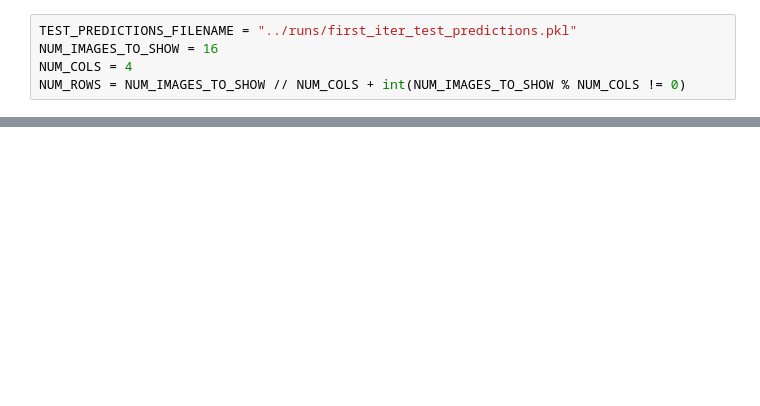
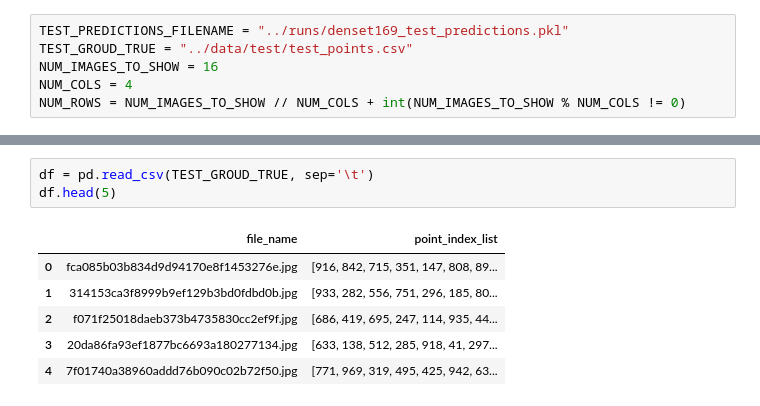
Before and after one commit to KhubbatulinMark/Facial-Landmarks, a Jupyter notebook: notebooks/visualize-test-predictions.ipynb, the cells around one changed output, grey strips where cells are left out. Drawn from its saved outputs; the diff is of its cells as text; blank space fills up the shorter version.

```diff
--- a/notebooks/visualize-test-predictions.ipynb
+++ b/notebooks/visualize-test-predictions.ipynb
@@ -8,6 +11,7 @@ import os
 np.random.seed(1234)
 # %%
-TEST_PREDICTIONS_FILENAME = "../runs/first_iter_test_predictions.pkl"
+TEST_PREDICTIONS_FILENAME = "../runs/denset169_test_predictions.pkl"
+TEST_GROUD_TRUE = "../data/test/test_points.csv"
 NUM_IMAGES_TO_SHOW = 16
 NUM_COLS = 4
 NUM_ROWS = NUM_IMAGES_TO_SHOW // NUM_COLS + int(NUM_IMAGES_TO_SHOW % NUM_COLS != 0)
@@ -13,0 +25,10 @@ NUM_ROWS = NUM_IMAGES_TO_SHOW // NUM_COLS + int(NUM_IMAGES_TO_SHOW % NUM_COLS !=
+# %%
+df = pd.read_csv(TEST_GROUD_TRUE, sep='\t')
+df.head(5)
+# %% [output]
+|  | file_name | point_index_list |
+| 0 | fca085b03b834d9d94170e8f1453276e.jpg | [916, 842, 715, 351, 147, 808, 89... |
+| 1 | 314153ca3f8999b9ef129b3bd0fdbd0b.jpg | [933, 282, 556, 751, 296, 185, 80... |
+| 2 | f071f25018daeb373b4735830cc2ef9f.jpg | [686, 419, 695, 247, 114, 935, 44... |
+| 3 | 20da86fa93ef1877bc6693a180277134.jpg | [633, 138, 512, 285, 918, 41, 297... |
+| 4 | 7f01740a38960addd76b090c02b72f50.jpg | [771, 969, 319, 495, 425, 942, 63... |
```
Also changed, not shown: parts of 7 cells of this notebook, 2 other files.
